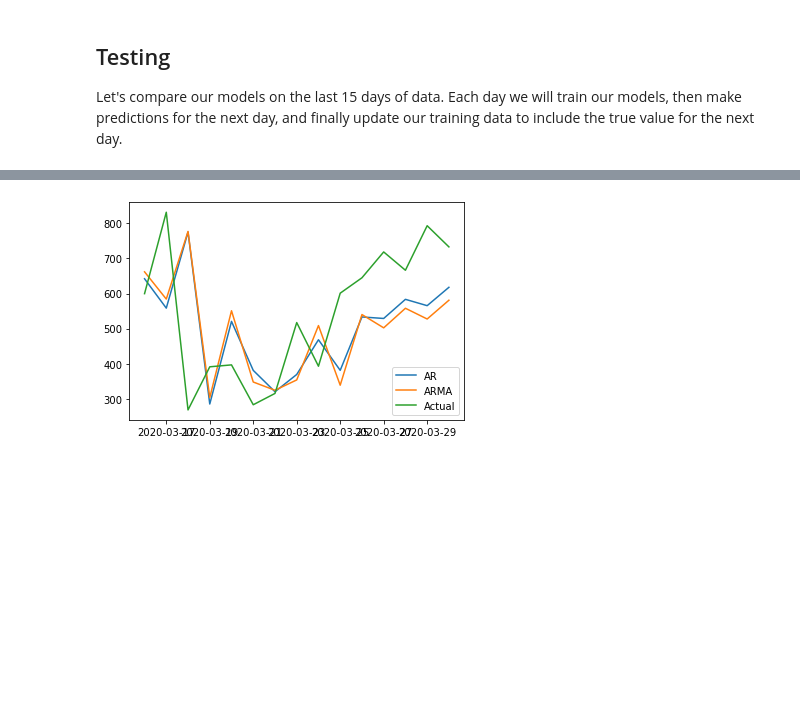
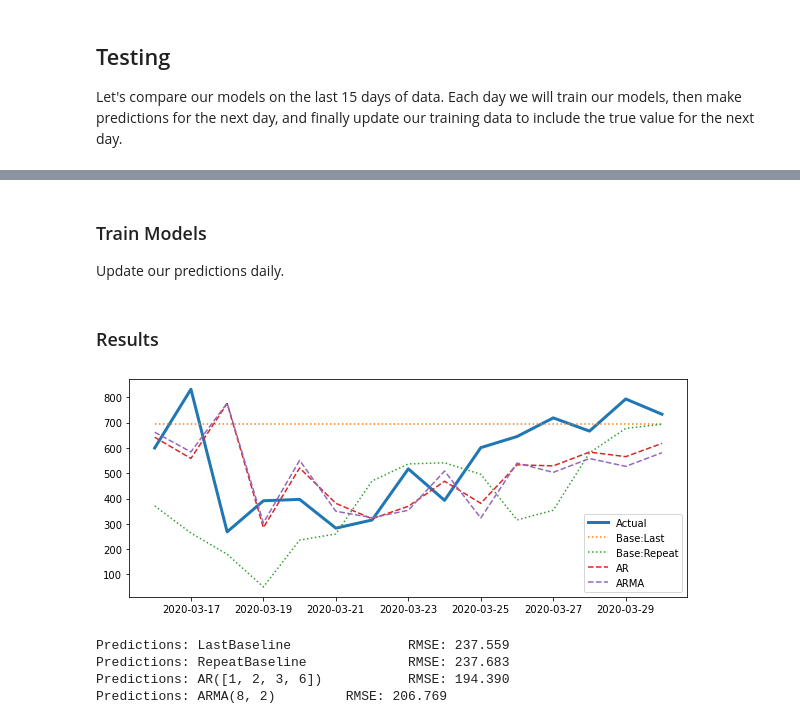
Before and after one commit to functorial/WindPowerForecasting--LSTM-ARMA, a Jupyter notebook: WindEnergyForecasting.ipynb, the cells around one changed output, grey strips where cells are left out. Saved outputs shown, nothing was run; the diff lists cells and outputs as text; code cells hidden in the pictures; blank space fills up the shorter version.

Commit message:
Add baseline models and results

```diff
--- a/WindEnergyForecasting.ipynb
+++ b/WindEnergyForecasting.ipynb
@@ -513,3 +519,19 @@ Let's compare our models on the last 15 days of data. Each day we will train our
+# %%
+from TimeSeriesHelpers import LastBaseline
+from TimeSeriesHelpers import RepeatBaseline
+
+model_last = LastBaseline()
+model_repeat = RepeatBaseline()
+
+model_last.fit(X)
+model_repeat.fit(X)
+
+y_hat_last = model_last.forecast(y)
+y_hat_repeat = model_repeat.forecast(y)
+# %% [markdown]
+### Train Models
+
+Update our predictions daily.
 # %%
 from TimeSeriesHelpers import rolling_eval_AR
 from TimeSeriesHelpers import rolling_eval_ARMA
@@ -533,11 +556,35 @@ for i in range(15):
     y_hat_ARMA.iloc[i] = pred_ARMA
     # Update training data
     X_updated = X_updated.append(y[:i+1])
-# %%
-plt.plot(y_hat_AR, label='AR')
-plt.plot(y_hat_ARMA, label='ARMA')
-plt.plot(y, label='Actual')
-plt.legend()
-plt.show()
-# %% [output]
-[figure, removed]
+# %% [markdown]
+### Results
+# %%
+plt.figure(figsize=(10,4))
+plt.plot(y, label='Actual', linewidth=3.0)
+plt.plot(y_hat_last, label='Base:Last', linestyle='dotted')
+plt.plot(y_hat_repeat, label='Base:Repeat', linestyle='dotted')
+plt.plot(y_hat_AR, label='AR', linestyle='dashed')
+plt.plot(y_hat_ARMA, label='ARMA', linestyle='dashed')
+plt.legend()
+plt.show()
+# %% [output]
+[figure, added]
+# %%
+from math import sqrt
+from sklearn.metrics import mean_squared_error
+
+y_hat_last.rename('LastBaseline', inplace=True)
+y_hat_repeat.rename('RepeatBaseline', inplace=True)
+y_hat_AR.rename(f'AR({lags_AR})', inplace=True)
+y_hat_ARMA.rename(f'ARMA({p_ARMA}, {q_ARMA})', inplace=True)
+
+y_hats = [y_hat_last, y_hat_repeat, y_hat_AR, y_hat_ARMA]
+
+for y_hat in y_hats:
+    rmse = sqrt(mean_squared_error(y, y_hat))
+    print(f"Predictions: {y_hat.name}\t\tRMSE: {rmse:.3f}")
+# %% [output]
+Predictions: LastBaseline               RMSE: 237.559
+Predictions: RepeatBaseline             RMSE: 237.683
+Predictions: AR([1, 2, 3, 6])           RMSE: 194.390
+Predictions: ARMA(8, 2)         RMSE: 206.769
```
Also changed, not shown: parts of 5 cells of this notebook, 1 other file.
